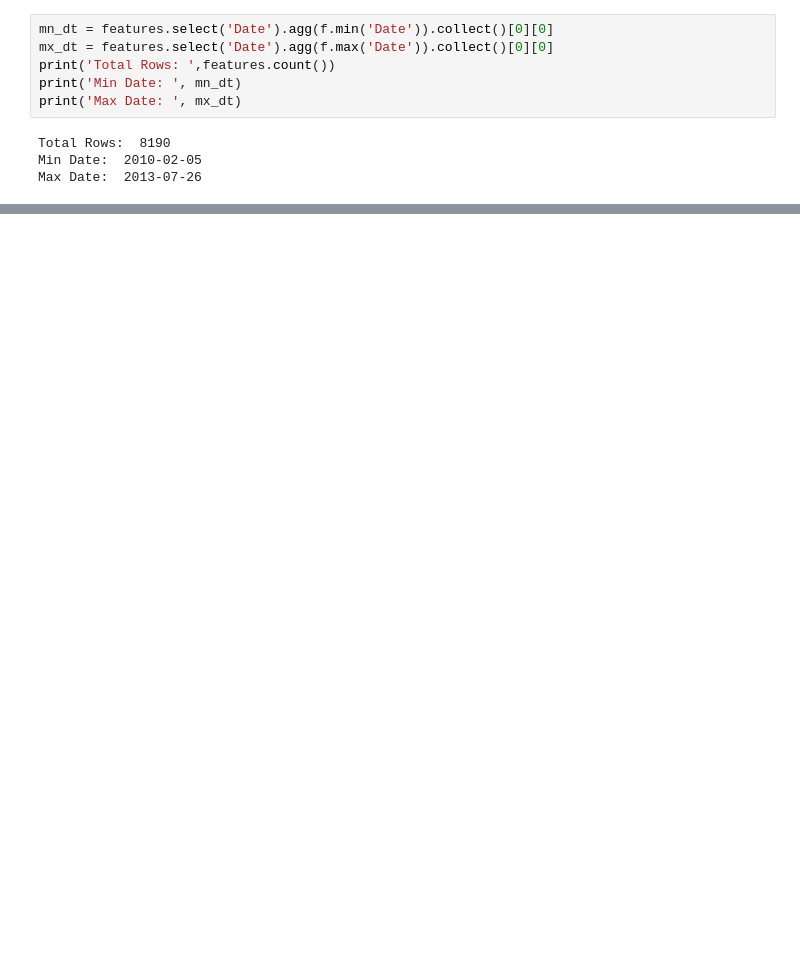
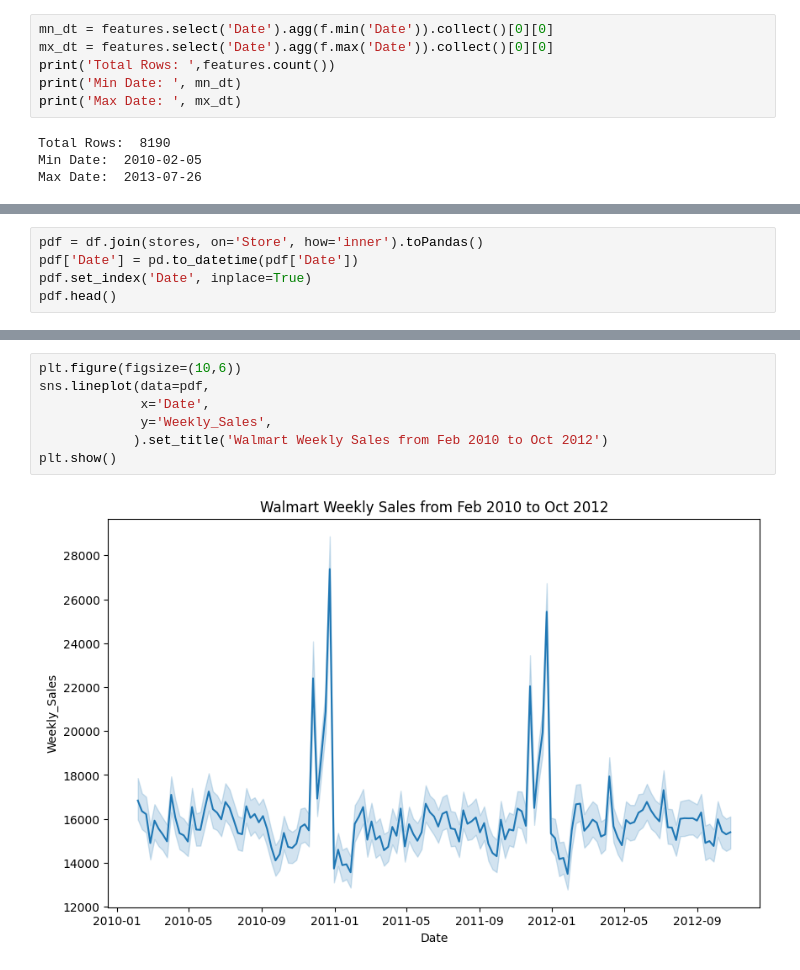
Before and after one commit to Neeraj-Prakash/Sales-Forecast-Time-Series-Analysis, a Jupyter notebook: 01 - EDA.ipynb, the cells around one changed output, grey strips where cells are left out. Drawn from its saved outputs; the diff is of its cells as text; blank space fills up the shorter version.

Commit message:
Basis analysis and Store level analysis

```diff
--- a/01 - EDA.ipynb
+++ b/01 - EDA.ipynb
@@ -108,0 +150,5 @@ Max Date:  2013-07-26
+# %%
+pdf = df.join(stores, on='Store', how='inner').toPandas()
+pdf['Date'] = pd.to_datetime(pdf['Date'])
+pdf.set_index('Date', inplace=True)
+pdf.head()
@@ -108,0 +163,9 @@ Max Date:  2013-07-26
+# %%
+plt.figure(figsize=(10,6))
+sns.lineplot(data=pdf,
+             x='Date',
+             y='Weekly_Sales',
+            ).set_title('Walmart Weekly Sales from Feb 2010 to Oct 2012')
+plt.show()
+# %% [output]
+[figure, added]
```
Also changed, not shown: parts of 26 cells of this notebook.
